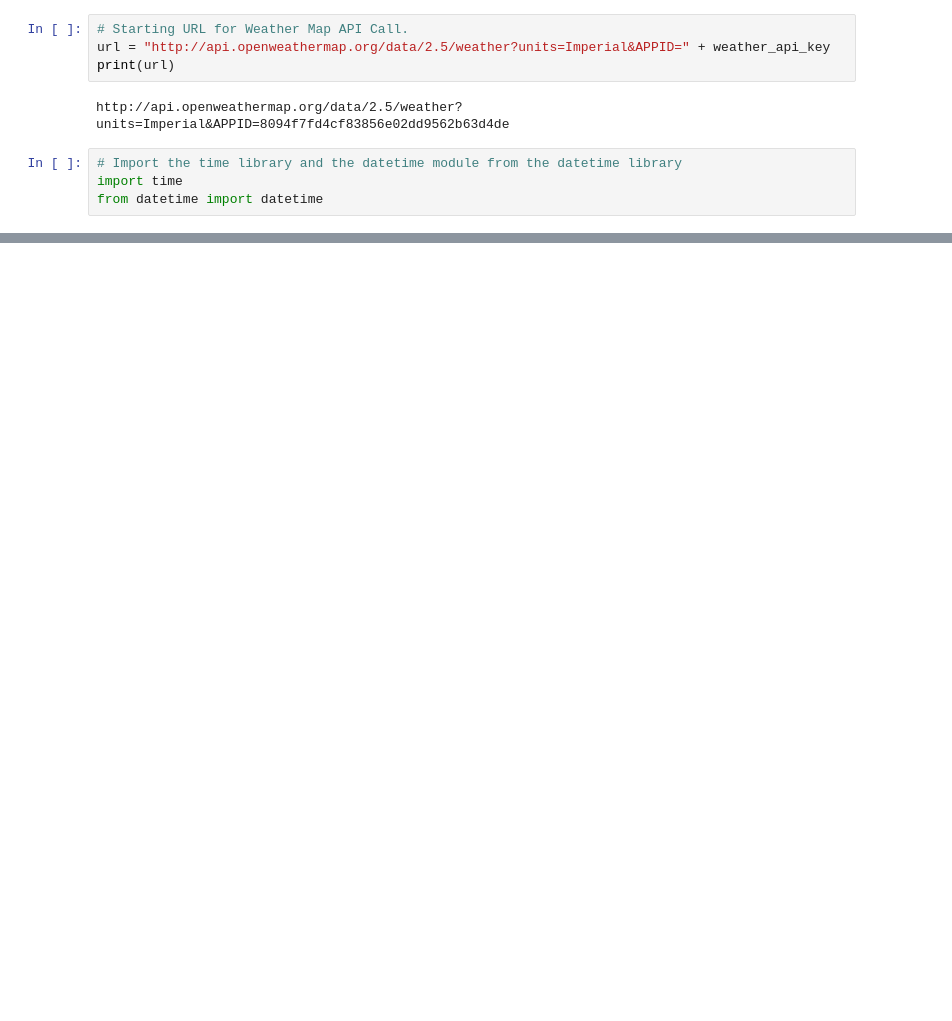
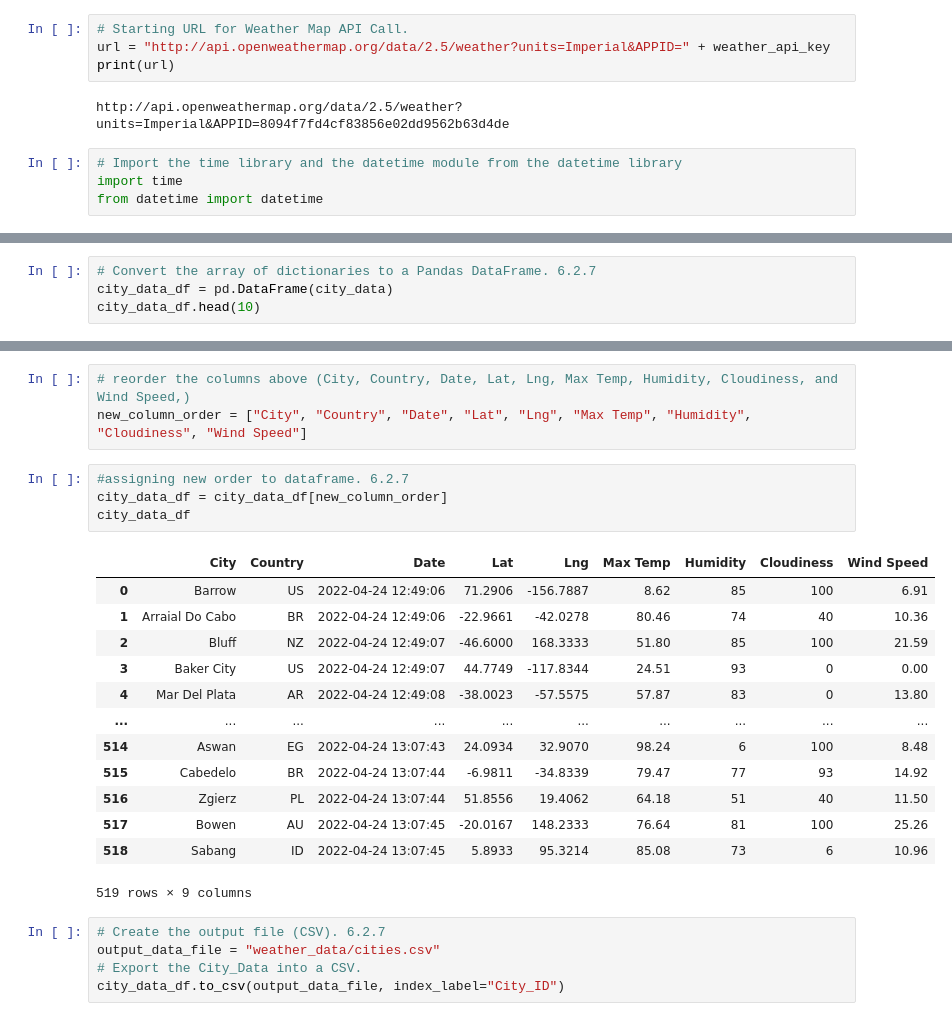
Before and after one commit to RebeccaA79/World_Weather_Analysis, a Jupyter notebook: WeatherPy.ipynb, the cells around one changed output, grey strips where cells are left out. Saved outputs shown, nothing was run; the diff lists cells and outputs as text; blank space fills up the shorter version.

Commit message:
modifying gitignore and adding WeatherPy

```diff
--- a/WeatherPy.ipynb
+++ b/WeatherPy.ipynb
@@ -115,0 +135,4 @@ NameError: name 'cities' is not defined
+# %%
+# Convert the array of dictionaries to a Pandas DataFrame. 6.2.7
+city_data_df = pd.DataFrame(city_data)
+city_data_df.head(10)
@@ -115,0 +151,26 @@ NameError: name 'cities' is not defined
+# %%
+# reorder the columns above (City, Country, Date, Lat, Lng, Max Temp, Humidity, Cloudiness, and Wind Speed,)
+new_column_order = ["City", "Country", "Date", "Lat", "Lng", "Max Temp", "Humidity", "Cloudiness", "Wind Speed"]
+# %%
+#assigning new order to dataframe. 6.2.7
+city_data_df = city_data_df[new_column_order]
+city_data_df
+# %% [output]
+|  | City | Country | Date | Lat | Lng | Max Temp | Humidity | Cloudiness | Wind Speed |
+| 0 | Barrow | US | 2022-04-24 12:49:06 | 71.2906 | -156.7887 | 8.62 | 85 | 100 | 6.91 |
+| 1 | Arraial Do Cabo | BR | 2022-04-24 12:49:06 | -22.9661 | -42.0278 | 80.46 | 74 | 40 | 10.36 |
+| 2 | Bluff | NZ | 2022-04-24 12:49:07 | -46.6000 | 168.3333 | 51.80 | 85 | 100 | 21.59 |
+| 3 | Baker City | US | 2022-04-24 12:49:07 | 44.7749 | -117.8344 | 24.51 | 93 | 0 | 0.00 |
+| 4 | Mar Del Plata | AR | 2022-04-24 12:49:08 | -38.0023 | -57.5575 | 57.87 | 83 | 0 | 13.80 |
+| ... | ... | ... | ... | ... | ... | ... | ... | ... | ... |
+| 514 | Aswan | EG | 2022-04-24 13:07:43 | 24.0934 | 32.9070 | 98.24 | 6 | 100 | 8.48 |
+| 515 | Cabedelo | BR | 2022-04-24 13:07:44 | -6.9811 | -34.8339 | 79.47 | 77 | 93 | 14.92 |
+| 516 | Zgierz | PL | 2022-04-24 13:07:44 | 51.8556 | 19.4062 | 64.18 | 51 | 40 | 11.50 |
+| 517 | Bowen | AU | 2022-04-24 13:07:45 | -20.0167 | 148.2333 | 76.64 | 81 | 100 | 25.26 |
+| 518 | Sabang | ID | 2022-04-24 13:07:45 | 5.8933 | 95.3214 | 85.08 | 73 | 6 | 10.96 |
+519 rows × 9 columns
+# %%
+# Create the output file (CSV). 6.2.7
+output_data_file = "weather_data/cities.csv"
+# Export the City_Data into a CSV.
+city_data_df.to_csv(output_data_file, index_label="City_ID")
```
Also changed, not shown: parts of 5 cells of this notebook, 1 other file.
